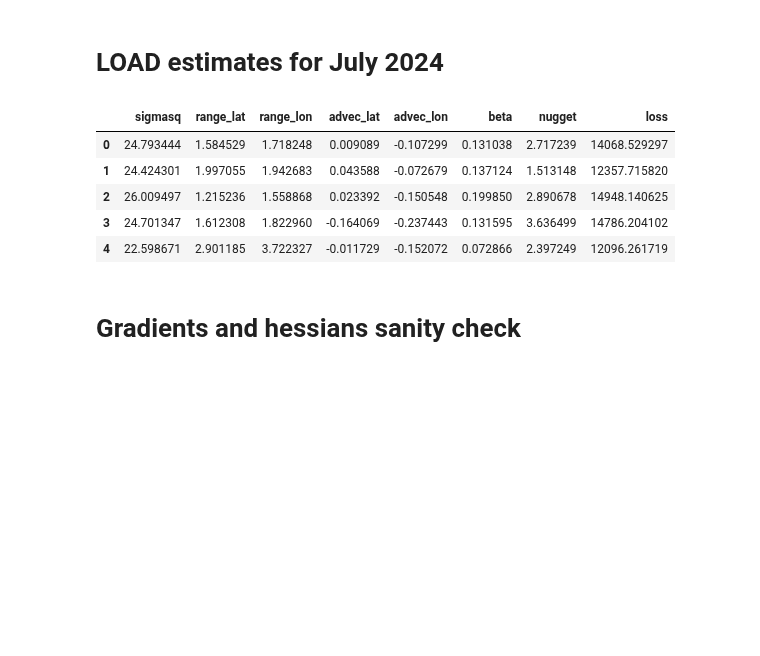
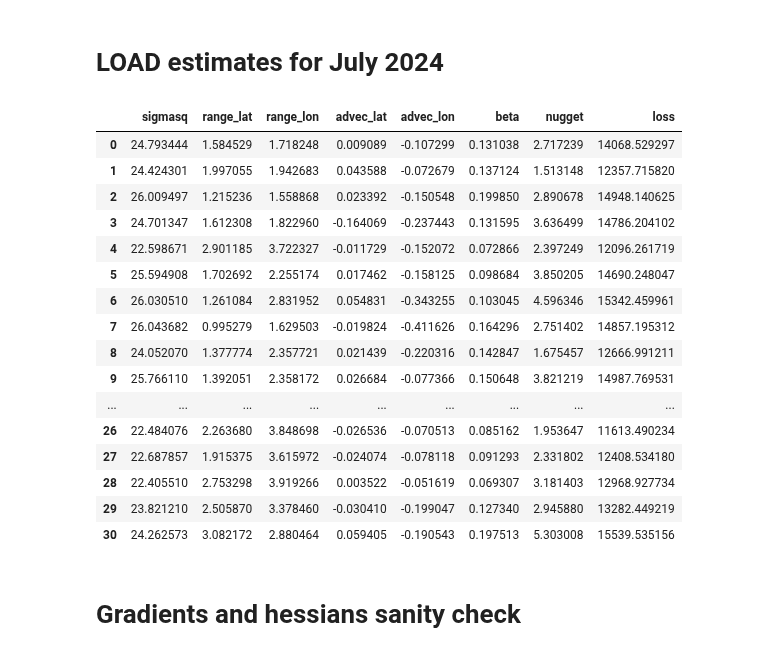
Before and after one commit to cl20813/GEMS_TCO, a Jupyter notebook: Exercises/torch_grad_hessian.ipynb, the cells around one changed output. Saved outputs shown, nothing was run; the diff lists cells and outputs as text; code cells hidden in the pictures; blank space fills up the shorter version.

```diff
--- a/Exercises/torch_grad_hessian.ipynb
+++ b/Exercises/torch_grad_hessian.ipynb
@@ -44,29 +44,40 @@ the difference is on the order of one-thousandth
 # %%
 lat_lon_resolution = [4,4]
 day = 7
 mm_cond_number = 10
 
 years = ['2024']
 month_range =[7,8]
 idx_for_datamap= [ 8*(day-1),8*day]
 
 instance = load_data_local_computer()
 month_map, ord_mm, nns_map= instance.load_mm20k_data_bymonthyear( lat_lon_resolution= lat_lon_resolution, mm_cond_number=mm_cond_number,years_=years, months_=month_range)
 analysis_data_map, aggregated_data = instance.load_working_data_byday( month_map, ord_mm, nns_map, idx_for_datamap=idx_for_datamap)
 
 input_path = "/Users/joonwonlee/Documents/GEMS_TCO-1/Exercises/st_model/estimates"
 output_filename = 'vecchia_inter_estimates_1250_july24.csv'
 output_csv_path = os.path.join(input_path, output_filename)
 
 df = pd.read_csv(output_csv_path)
-df.head()
+df
 # %% [output]
 |  | sigmasq | range_lat | range_lon | advec_lat | advec_lon | beta | nugget | loss |
 | 0 | 24.793444 | 1.584529 | 1.718248 | 0.009089 | -0.107299 | 0.131038 | 2.717239 | 14068.529297 |
 | 1 | 24.424301 | 1.997055 | 1.942683 | 0.043588 | -0.072679 | 0.137124 | 1.513148 | 12357.715820 |
 | 2 | 26.009497 | 1.215236 | 1.558868 | 0.023392 | -0.150548 | 0.199850 | 2.890678 | 14948.140625 |
 | 3 | 24.701347 | 1.612308 | 1.822960 | -0.164069 | -0.237443 | 0.131595 | 3.636499 | 14786.204102 |
 | 4 | 22.598671 | 2.901185 | 3.722327 | -0.011729 | -0.152072 | 0.072866 | 2.397249 | 12096.261719 |
+| 5 | 25.594908 | 1.702692 | 2.255174 | 0.017462 | -0.158125 | 0.098684 | 3.850205 | 14690.248047 |
+| 6 | 26.030510 | 1.261084 | 2.831952 | 0.054831 | -0.343255 | 0.103045 | 4.596346 | 15342.459961 |
+| 7 | 26.043682 | 0.995279 | 1.629503 | -0.019824 | -0.411626 | 0.164296 | 2.751402 | 14857.195312 |
+| 8 | 24.052070 | 1.377774 | 2.357721 | 0.021439 | -0.220316 | 0.142847 | 1.675457 | 12666.991211 |
+| 9 | 25.766110 | 1.392051 | 2.358172 | 0.026684 | -0.077366 | 0.150648 | 3.821219 | 14987.769531 |
+| ... | ... | ... | ... | ... | ... | ... | ... | ... |
+| 26 | 22.484076 | 2.263680 | 3.848698 | -0.026536 | -0.070513 | 0.085162 | 1.953647 | 11613.490234 |
+| 27 | 22.687857 | 1.915375 | 3.615972 | -0.024074 | -0.078118 | 0.091293 | 2.331802 | 12408.534180 |
+| 28 | 22.405510 | 2.753298 | 3.919266 | 0.003522 | -0.051619 | 0.069307 | 3.181403 | 12968.927734 |
+| 29 | 23.821210 | 2.505870 | 3.378460 | -0.030410 | -0.199047 | 0.127340 | 2.945880 | 13282.449219 |
+| 30 | 24.262573 | 3.082172 | 2.880464 | 0.059405 | -0.190543 | 0.197513 | 5.303008 | 15539.535156 |
 # %% [markdown]
 # Gradients and hessians sanity check
 # %%
```
Also changed, not shown: 55 other files.
